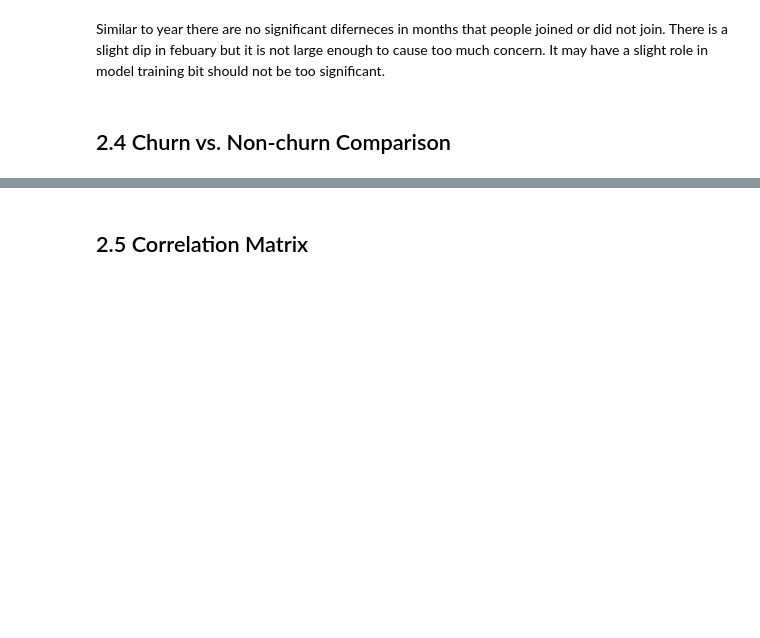
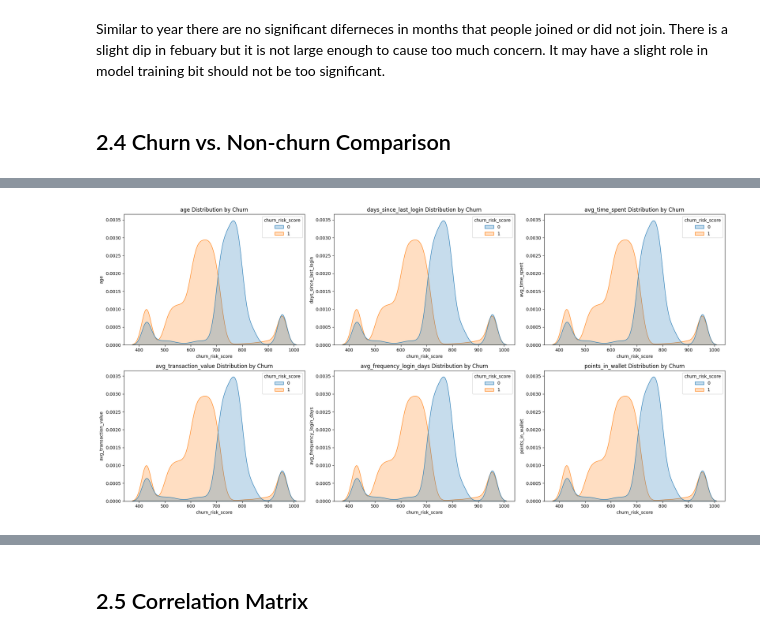
Before and after one commit to CMPE252/customer-churn-prediction, a Jupyter notebook: notebook/CMPE_252_Customer_Churn_Prediction.ipynb, the cells around one changed output, grey strips where cells are left out. Cells and saved outputs as stored; diff of their text form; code cells hidden in the pictures; blank space fills up the shorter version.

```diff
--- a/notebook/CMPE_252_Customer_Churn_Prediction.ipynb
+++ b/notebook/CMPE_252_Customer_Churn_Prediction.ipynb
@@ -1177,0 +1199,18 @@ Similar to year there are no significant diferneces in months that people joined
+# %%
+# Create a figure with 2 rows and 3 columns of subplots
+fig, ax = plt.subplots(nrows=2, ncols=3, figsize=(20, 10))
+
+for variable, subplot in zip(num_cols, ax.flatten()):
+    sns.kdeplot(data=train_eda_clean_df, x=col, hue="churn_risk_score", fill=True, ax=subplot)
+    subplot.set_title(f"{variable} Distribution by Churn")
+    subplot.set_xlabel("churn_risk_score")
+    subplot.set_ylabel(variable)
+
+# Remove all unused subplots safely
+for i in range(len(num_cols), ax.size):
+    fig.delaxes(ax.flatten()[i])
+
+plt.tight_layout()
+plt.show()
+# %% [output]
+[figure, added]
```
Also changed, not shown: parts of 14 cells of this notebook.
